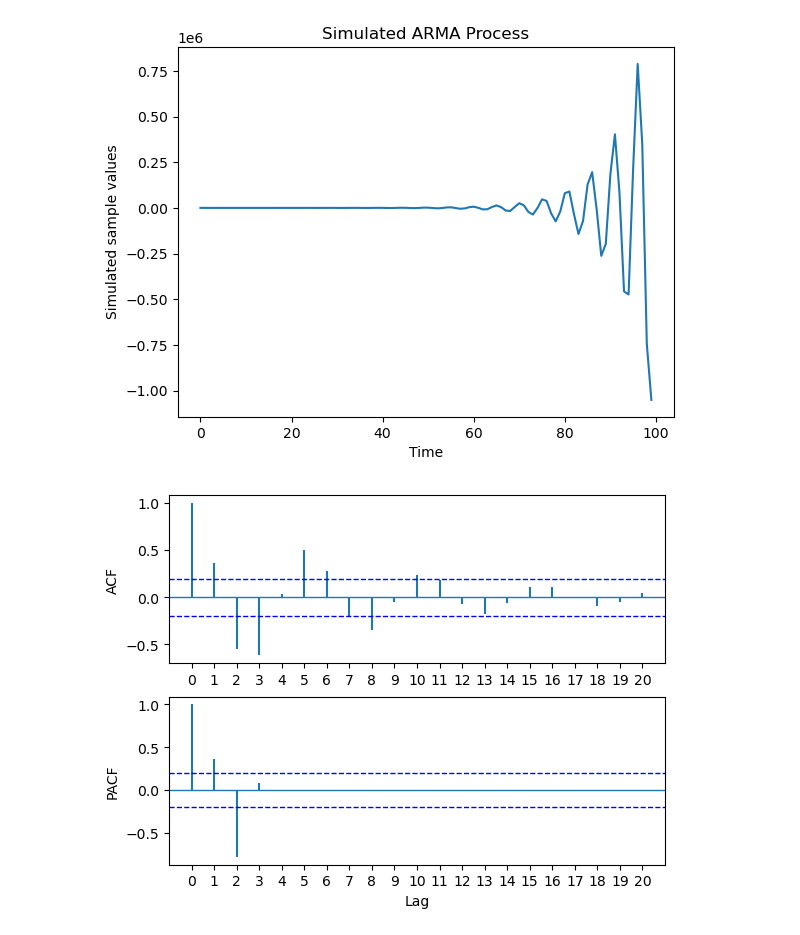
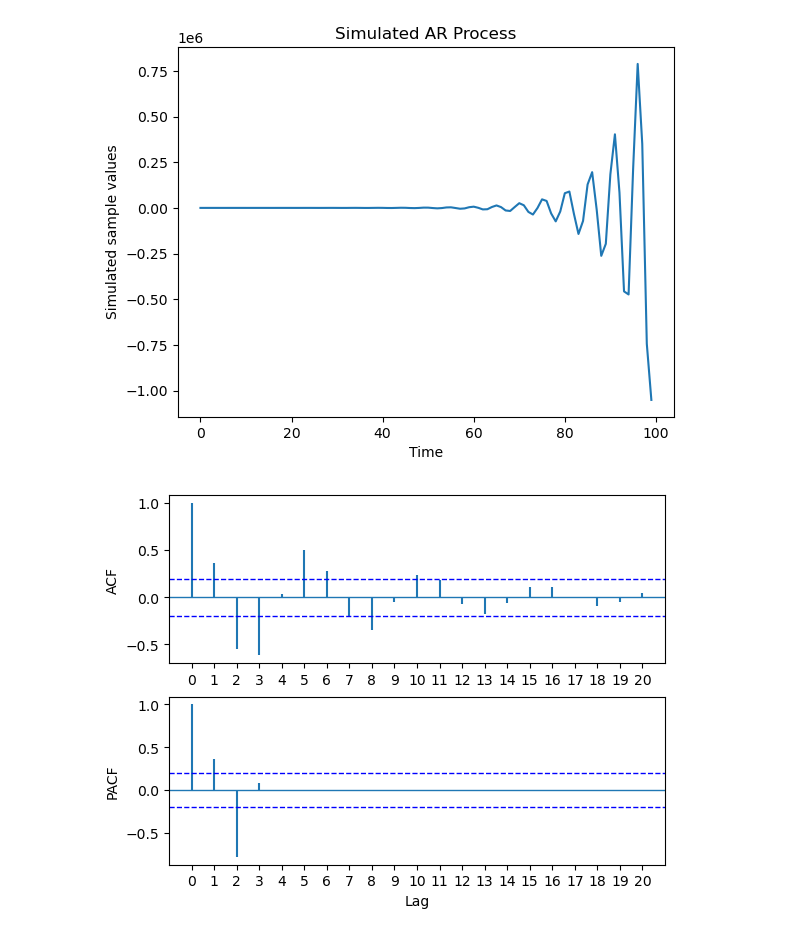
Before and after one commit to QuantLet/ATSSB-Applied-Time-Series-Solutions-Book, a Jupyter notebook: ATSSB_Stationary_Time_Series_Models/ATSSB_AR2.ipynb, the cells around one changed output. Saved outputs shown, nothing was run; the diff lists cells and outputs as text; code cells hidden in the pictures.

```diff
--- a/ATSSB_Stationary_Time_Series_Models/ATSSB_AR2.ipynb
+++ b/ATSSB_Stationary_Time_Series_Models/ATSSB_AR2.ipynb
@@ -1,34 +1,34 @@
 # %%
 # In terminal
 # pip install pythontsa
 # pip install --upgrade matplotlib
 import os
 import numpy as np
 import pandas as pd
 import matplotlib.pyplot as plt
 from statsmodels.tsa.arima_process import arma_generate_sample
 
 from PythonTsa.plot_acf_pacf import acf_pacf_fig
 
 
 path = "/Users/ruting/Documents/Github/pyTSA/ATSSB_Stationary_Time_Series_Models"
 os.chdir(path)
 
 np.random.seed(123457)
 ar=np.array([1, -0.8, 1.3])
 x= arma_generate_sample(ar=ar, ma=[1], nsample=100)
 x=pd.Series(x)
 
 x.plot()
 plt.ylabel("Simulated sample values")
 plt.xlabel("Time")
-plt.title("Simulated ARMA Process")
+plt.title("Simulated AR Process")
 plt.savefig('problem301Timeplt.eps', dpi=1200, bbox_inches='tight', transparent=True)
 plt.savefig('problem301Timeplt.png', dpi=1200, bbox_inches='tight', transparent=True)
 
 plt.show()
 # %% [output]
-[figure, old version]
+[figure, new version]
 # %%
 
 acf_pacf_fig(x, both=True, lag=20)
```
Also changed, not shown: 1 other file.
